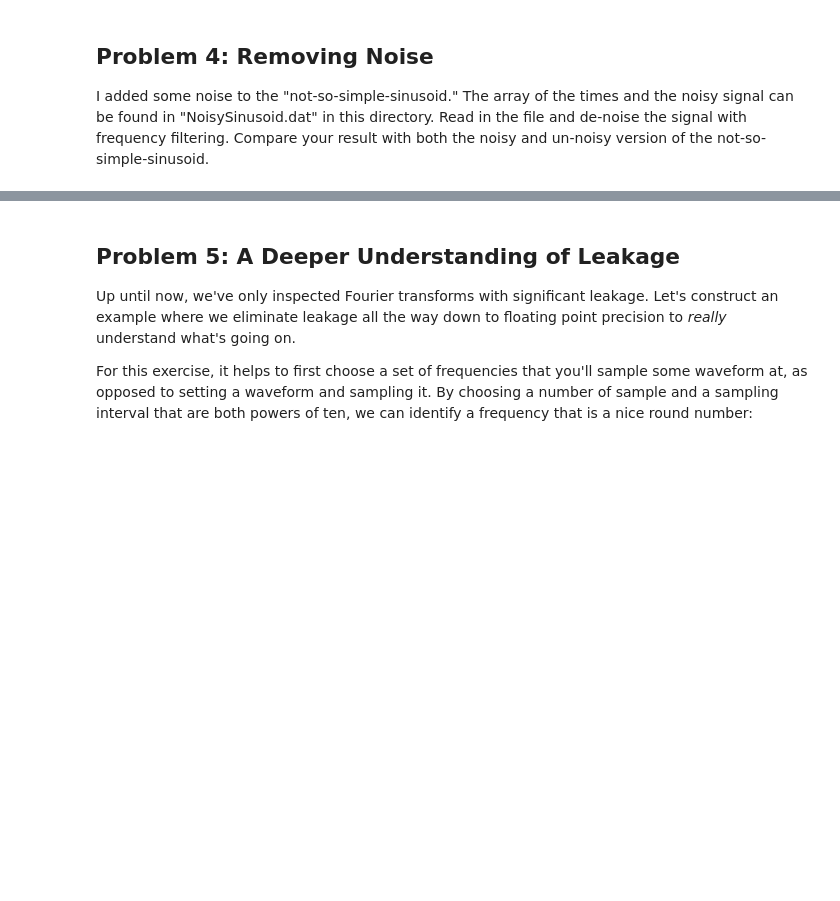
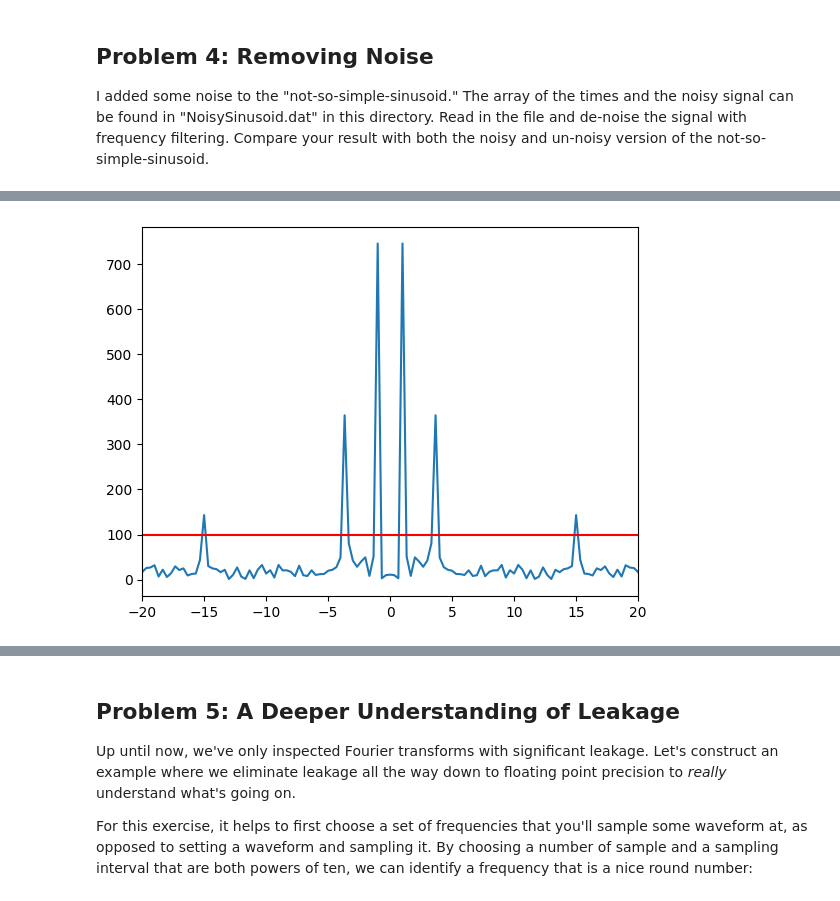
Before and after one commit to amasegian/Session-27, a Jupyter notebook: Day1/FourierMethodsProblem1.ipynb, the cells around one changed output, grey strips where cells are left out. Drawn from its saved outputs; the diff is of its cells as text; code cells hidden in the pictures; blank space fills up the shorter version.

```diff
--- a/Day1/FourierMethodsProblem1.ipynb
+++ b/Day1/FourierMethodsProblem1.ipynb
@@ -238,0 +267,14 @@ I added some noise to the "not-so-simple-sinusoid." The array of the times and t
+# %%
+#Fourier transform the signal
+signal_ft = fftshift(fft(ifftshift(signal_raw)))
+
+#Set threshold -- any frequency with power below this will be set to 0
+threshold = 100 #np.percentile(np.abs(signal_ft),95)
+
+#Plot the Fourier transform
+plt.plot(frequencies, np.abs(vals_ft))
+plt.xlim([-20, 20])
+plt.axhline(threshold, color='red')
+plt.show()
+# %% [output]
+[figure, added]
```
Also changed, not shown: parts of 7 cells of this notebook.
